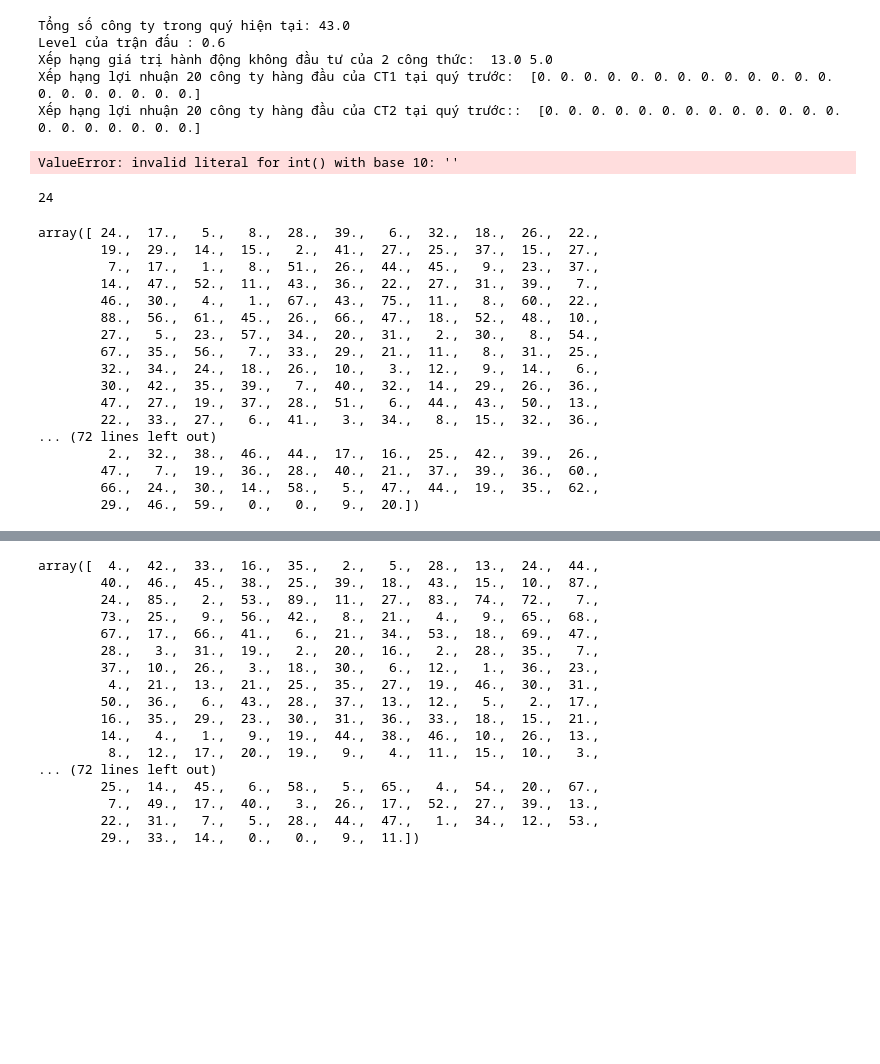
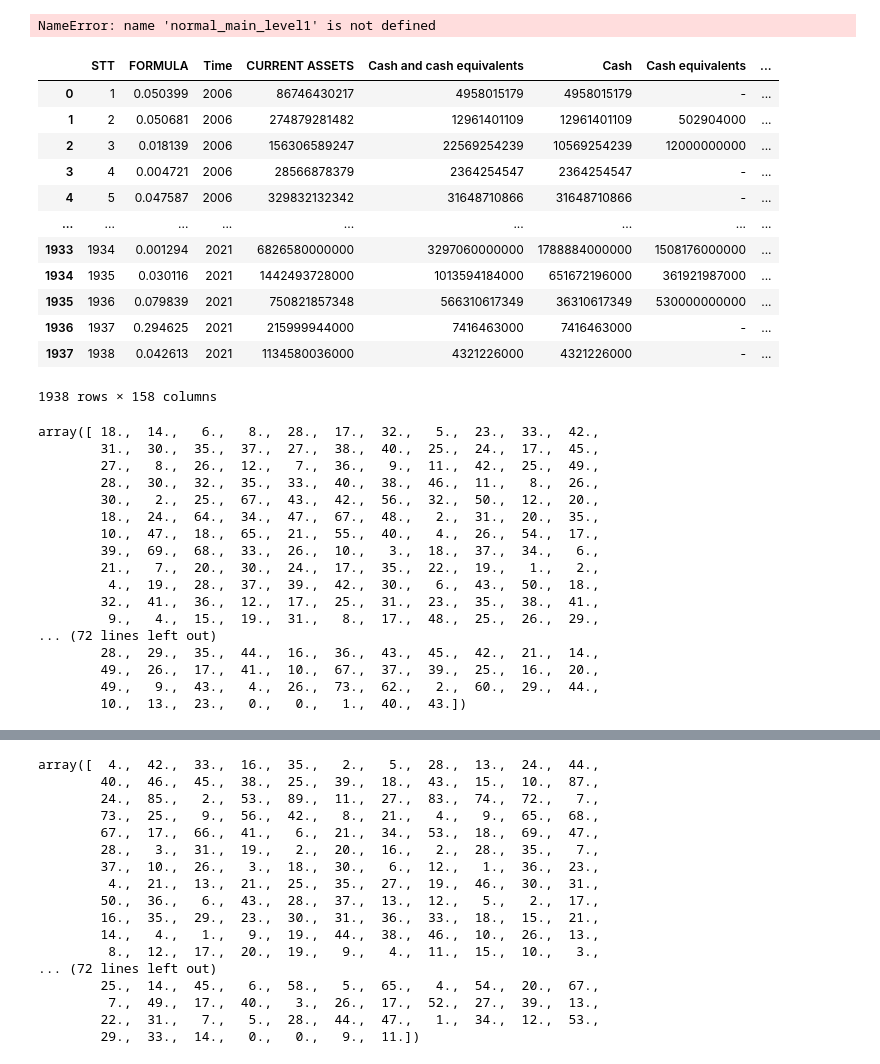
Before and after one commit to Hieublack/RL_INVEST, a Jupyter notebook: test.ipynb, the cells around one changed output, grey strips where cells are left out. Drawn from its saved outputs; the diff is of its cells as text; code cells hidden in the pictures; blank space fills up the shorter version.

```diff
--- a/test.ipynb
+++ b/test.ipynb
@@ -49,41 +37,52 @@ See the caveats in the documentation: https://pandas.pydata.org/pandas-docs/stab
 # %%
-result, per_file = normal_main_level1(player_input, 1,[0])
-result, per_file
+# result, per_file = normal_main_level1(player_input, 1,[0])
+# result, per_file
 # %% [output]
-Tổng số công ty trong quý hiện tại: 43.0
-Level của trận đấu : 0.6
-Xếp hạng giá trị hành động không đầu tư của 2 công thức:  13.0 5.0
-Xếp hạng lợi nhuận 20 công ty hàng đầu của CT1 tại quý trước:  [0. 0. 0. 0. 0. 0. 0. 0. 0. 0. 0. 0. 0. 0. 0. 0. 0. 0. 0. 0.]
-Xếp hạng lợi nhuận 20 công ty hàng đầu của CT2 tại quý trước::  [0. 0. 0. 0. 0. 0. 0. 0. 0. 0. 0. 0. 0. 0. 0. 0. 0. 0. 0. 0.]
+NameError: name 'normal_main_level1' is not defined
-ValueError: invalid literal for int() with base 10: ''
-# %%
-NUMBER_QUARTER_HISTORY
-# %% [output]
-24
+# %%
+test_file = pd.read_excel('Hose-2022-Xử-lý.xlsx')
+test_file
+# %% [output]
+|  | STT | FORMULA | Time | CURRENT ASSETS | Cash and cash equivalents | Cash | Cash equivalents | ... |
+| 0 | 1 | 0.050399 | 2006 | 86746430217 | 4958015179 | 4958015179 | - | ... |
+| 1 | 2 | 0.050681 | 2006 | 274879281482 | 12961401109 | 12961401109 | 502904000 | ... |
+| 2 | 3 | 0.018139 | 2006 | 156306589247 | 22569254239 | 10569254239 | 12000000000 | ... |
+| 3 | 4 | 0.004721 | 2006 | 28566878379 | 2364254547 | 2364254547 | - | ... |
+| 4 | 5 | 0.047587 | 2006 | 329832132342 | 31648710866 | 31648710866 | - | ... |
+| ... | ... | ... | ... | ... | ... | ... | ... | ... |
+| 1933 | 1934 | 0.001294 | 2021 | 6826580000000 | 3297060000000 | 1788884000000 | 1508176000000 | ... |
+| 1934 | 1935 | 0.030116 | 2021 | 1442493728000 | 1013594184000 | 651672196000 | 361921987000 | ... |
+| 1935 | 1936 | 0.079839 | 2021 | 750821857348 | 566310617349 | 36310617349 | 530000000000 | ... |
+| 1936 | 1937 | 0.294625 | 2021 | 215999944000 | 7416463000 | 7416463000 | - | ... |
+| 1937 | 1938 | 0.042613 | 2021 | 1134580036000 | 4321226000 | 4321226000 | - | ... |
+1938 rows × 158 columns
 # %%
 ALL_IN4_SYS = np.array([LIST_RANK_NOT_INVEST, np.zeros(ALL_QUARTER), np.zeros(ALL_QUARTER)])
-env_state, ALL_IN4_SYS = reset(ALL_IN4_SYS)
+LIST_ALL_COMP_PER_QUARTER = []
+for j in range(len(index_test)-1, 0, -1):
+    LIST_ALL_COMP_PER_QUARTER.append(index_test[j] - index_test[j-1])
+env_state, ALL_IN4_SYS = reset(ALL_IN4_SYS, LIST_ALL_COMP_PER_QUARTER)
 env_state[CURRENT_QUARTER_INDEX] =24
 player_state = state_to_player(env_state)
 player_state
 # %% [output]
-array([ 24.,  17.,   5.,   8.,  28.,  39.,   6.,  32.,  18.,  26.,  22.,
-        19.,  29.,  14.,  15.,   2.,  41.,  27.,  25.,  37.,  15.,  27.,
-         7.,  17.,   1.,   8.,  51.,  26.,  44.,  45.,   9.,  23.,  37.,
-        14.,  47.,  52.,  11.,  43.,  36.,  22.,  27.,  31.,  39.,   7.,
-        46.,  30.,   4.,   1.,  67.,  43.,  75.,  11.,   8.,  60.,  22.,
-        88.,  56.,  61.,  45.,  26.,  66.,  47.,  18.,  52.,  48.,  10.,
-        27.,   5.,  23.,  57.,  34.,  20.,  31.,   2.,  30.,   8.,  54.,
-        67.,  35.,  56.,   7.,  33.,  29.,  21.,  11.,   8.,  31.,  25.,
-        32.,  34.,  24.,  18.,  26.,  10.,   3.,  12.,   9.,  14.,   6.,
-        30.,  42.,  35.,  39.,   7.,  40.,  32.,  14.,  29.,  26.,  36.,
-        47.,  27.,  19.,  37.,  28.,  51.,   6.,  44.,  43.,  50.,  13.,
-        22.,  33.,  27.,   6.,  41.,   3.,  34.,   8.,  15.,  32.,  36.,
+array([ 18.,  14.,   6.,   8.,  28.,  17.,  32.,   5.,  23.,  33.,  42.,
+        31.,  30.,  35.,  37.,  27.,  38.,  40.,  25.,  24.,  17.,  45.,
+        27.,   8.,  26.,  12.,   7.,  36.,   9.,  11.,  42.,  25.,  49.,
+        28.,  30.,  32.,  35.,  33.,  40.,  38.,  46.,  11.,   8.,  26.,
+        30.,   2.,  25.,  67.,  43.,  42.,  56.,  32.,  50.,  12.,  20.,
+        18.,  24.,  64.,  34.,  47.,  67.,  48.,   2.,  31.,  20.,  35.,
+        10.,  47.,  18.,  65.,  21.,  55.,  40.,   4.,  26.,  54.,  17.,
+        39.,  69.,  68.,  33.,  26.,  10.,   3.,  18.,  37.,  34.,   6.,
+        21.,   7.,  20.,  30.,  24.,  17.,  35.,  22.,  19.,   1.,   2.,
+         4.,  19.,  28.,  37.,  39.,  42.,  30.,   6.,  43.,  50.,  18.,
+        32.,  41.,  36.,  12.,  17.,  25.,  31.,  23.,  35.,  38.,  41.,
+         9.,   4.,  15.,  19.,  31.,   8.,  17.,  48.,  25.,  26.,  29.,
 ... (72 lines left out)
-         2.,  32.,  38.,  46.,  44.,  17.,  16.,  25.,  42.,  39.,  26.,
-        47.,   7.,  19.,  36.,  28.,  40.,  21.,  37.,  39.,  36.,  60.,
-        66.,  24.,  30.,  14.,  58.,   5.,  47.,  44.,  19.,  35.,  62.,
-        29.,  46.,  59.,   0.,   0.,   9.,  20.])
+        28.,  29.,  35.,  44.,  16.,  36.,  43.,  45.,  42.,  21.,  14.,
+        49.,  26.,  17.,  41.,  10.,  67.,  37.,  39.,  25.,  16.,  20.,
+        49.,   9.,  43.,   4.,  26.,  73.,  62.,   2.,  60.,  29.,  44.,
+        10.,  13.,  23.,   0.,   0.,   1.,  40.,  43.])
 # %%
 len(player_state)
 # %% [output]
```
Also changed, not shown: parts of 2 cells of this notebook, 2 other files.
